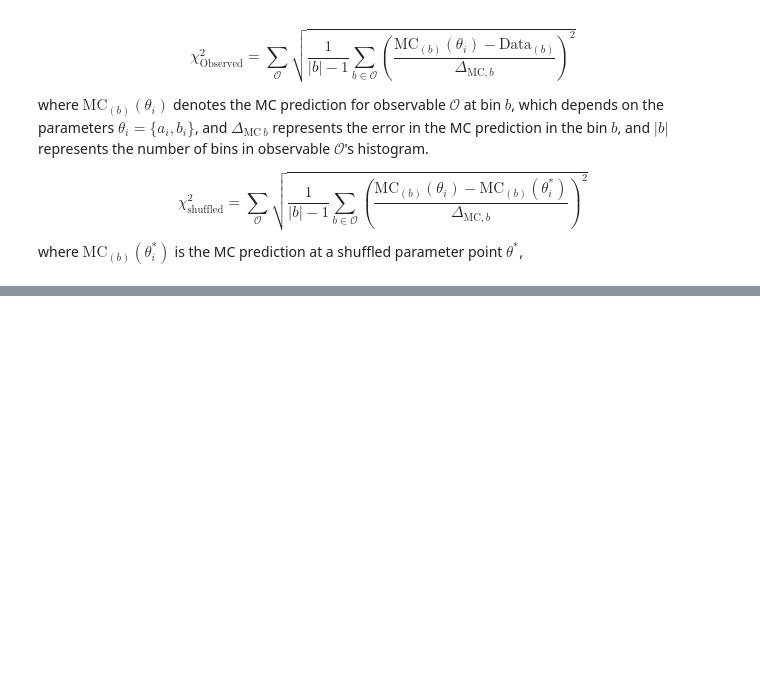
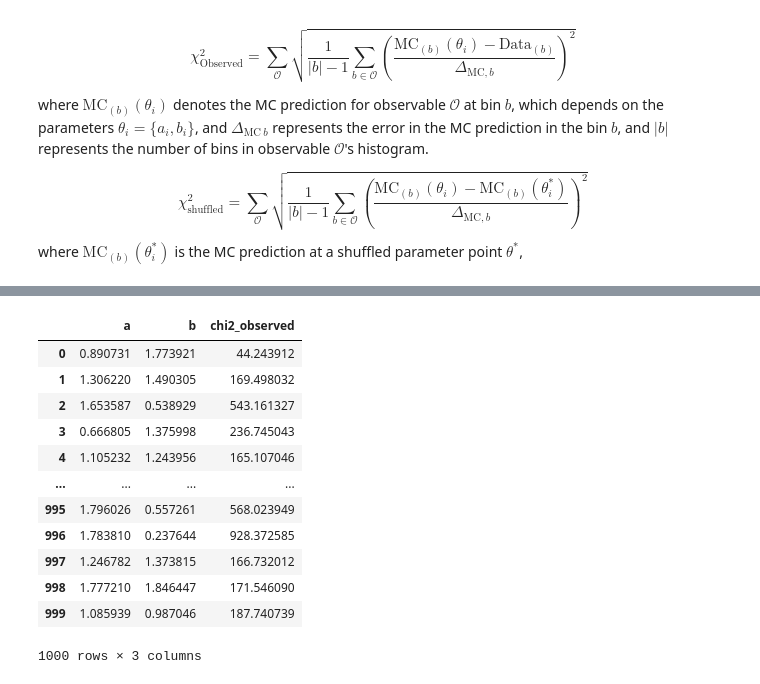
Before and after one commit to AliAlkadhim/Pythia8_SBI_Tune, a Jupyter notebook: code/analyze_with_yoda.ipynb, the cells around one changed output, grey strips where cells are left out. Saved outputs shown, nothing was run; the diff lists cells and outputs as text; code cells hidden in the pictures; blank space fills up the shorter version.

```diff
--- a/code/analyze_with_yoda.ipynb
+++ b/code/analyze_with_yoda.ipynb
@@ -286,3 +292,19 @@ df_with_chi2.head()
+# %%
+df_with_chi2
+# %% [output]
+|  | a | b | chi2_observed |
+| 0 | 0.890731 | 1.773921 | 44.243912 |
+| 1 | 1.306220 | 1.490305 | 169.498032 |
+| 2 | 1.653587 | 0.538929 | 543.161327 |
+| 3 | 0.666805 | 1.375998 | 236.745043 |
+| 4 | 1.105232 | 1.243956 | 165.107046 |
+| ... | ... | ... | ... |
+| 995 | 1.796026 | 0.557261 | 568.023949 |
+| 996 | 1.783810 | 0.237644 | 928.372585 |
+| 997 | 1.246782 | 1.373815 | 166.732012 |
+| 998 | 1.777210 | 1.846447 | 171.546090 |
+| 999 | 1.085939 | 0.987046 | 187.740739 |
+1000 rows × 3 columns
 # %%
 df_with_chi2.to_csv('a_b_chi2observed_1000.csv')
 # %%
```
Also changed, not shown: parts of 16 cells of this notebook, 1 other file.
